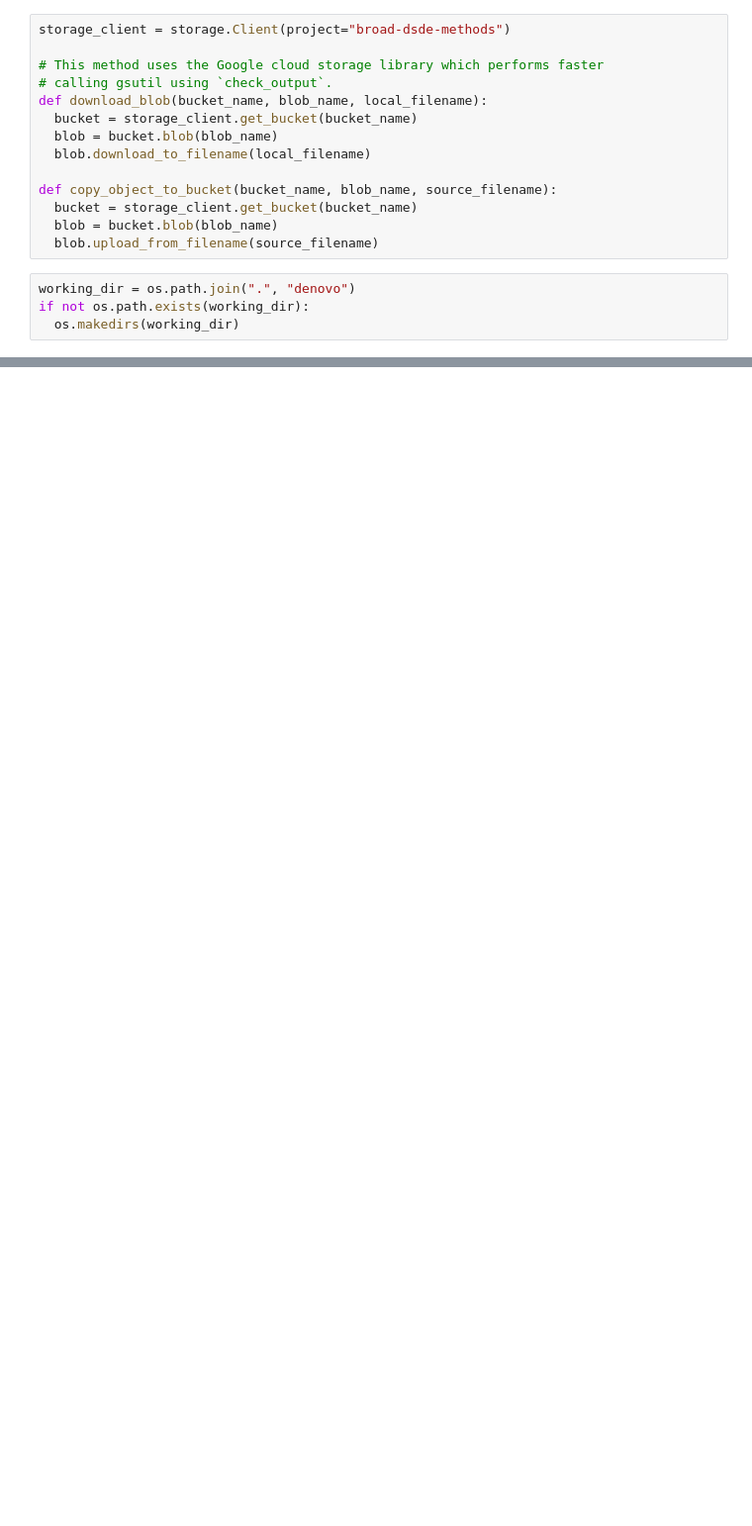
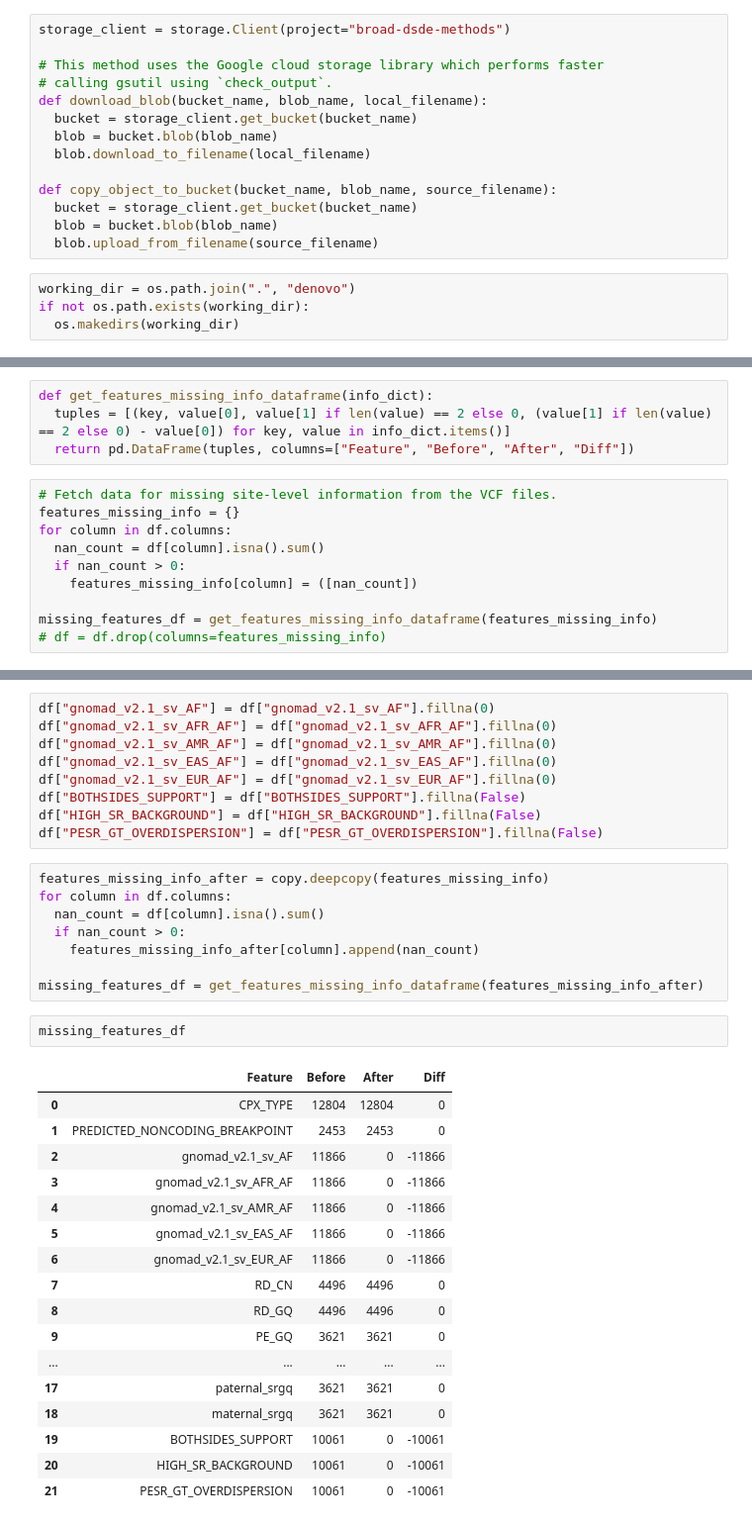
Before and after one commit to VJalili/denovo, a Jupyter notebook: denovo_filtering_v2.ipynb, the cells around one changed output, grey strips where cells are left out. Shown: that part at 99% size. Cells and saved outputs as stored; diff of their text form; blank space fills up the shorter version.

```diff
--- a/denovo_filtering_v2.ipynb
+++ b/denovo_filtering_v2.ipynb
@@ -118,0 +218,14 @@ rd_cn_df
+# %%
+def get_features_missing_info_dataframe(info_dict):
+  tuples = [(key, value[0], value[1] if len(value) == 2 else 0, (value[1] if len(value) == 2 else 0) - value[0]) for key, value in info_dict.items()]
+  return pd.DataFrame(tuples, columns=["Feature", "Before", "After", "Diff"])
+# %%
+# Fetch data for missing site-level information from the VCF files.
+features_missing_info = {}
+for column in df.columns:
+  nan_count = df[column].isna().sum()
+  if nan_count > 0:
+    features_missing_info[column] = ([nan_count])
+
+missing_features_df = get_features_missing_info_dataframe(features_missing_info)
+# df = df.drop(columns=features_missing_info)
@@ -118,0 +272,37 @@ rd_cn_df
+# %%
+df["gnomad_v2.1_sv_AF"] = df["gnomad_v2.1_sv_AF"].fillna(0)
+df["gnomad_v2.1_sv_AFR_AF"] = df["gnomad_v2.1_sv_AFR_AF"].fillna(0)
+df["gnomad_v2.1_sv_AMR_AF"] = df["gnomad_v2.1_sv_AMR_AF"].fillna(0)
+df["gnomad_v2.1_sv_EAS_AF"] = df["gnomad_v2.1_sv_EAS_AF"].fillna(0)
+df["gnomad_v2.1_sv_EUR_AF"] = df["gnomad_v2.1_sv_EUR_AF"].fillna(0)
+df["BOTHSIDES_SUPPORT"] = df["BOTHSIDES_SUPPORT"].fillna(False)
+df["HIGH_SR_BACKGROUND"] = df["HIGH_SR_BACKGROUND"].fillna(False)
+df["PESR_GT_OVERDISPERSION"] = df["PESR_GT_OVERDISPERSION"].fillna(False)
+# %%
+features_missing_info_after = copy.deepcopy(features_missing_info)
+for column in df.columns:
+  nan_count = df[column].isna().sum()
+  if nan_count > 0:
+    features_missing_info_after[column].append(nan_count)
+
+missing_features_df = get_features_missing_info_dataframe(features_missing_info_after)
+# %%
+missing_features_df
+# %% [output]
+|  | Feature | Before | After | Diff |
+| 0 | CPX_TYPE | 12804 | 12804 | 0 |
+| 1 | PREDICTED_NONCODING_BREAKPOINT | 2453 | 2453 | 0 |
+| 2 | gnomad_v2.1_sv_AF | 11866 | 0 | -11866 |
+| 3 | gnomad_v2.1_sv_AFR_AF | 11866 | 0 | -11866 |
+| 4 | gnomad_v2.1_sv_AMR_AF | 11866 | 0 | -11866 |
+| 5 | gnomad_v2.1_sv_EAS_AF | 11866 | 0 | -11866 |
+| 6 | gnomad_v2.1_sv_EUR_AF | 11866 | 0 | -11866 |
+| 7 | RD_CN | 4496 | 4496 | 0 |
+| 8 | RD_GQ | 4496 | 4496 | 0 |
+| 9 | PE_GQ | 3621 | 3621 | 0 |
+| ... | ... | ... | ... | ... |
+| 17 | paternal_srgq | 3621 | 3621 | 0 |
+| 18 | maternal_srgq | 3621 | 3621 | 0 |
+| 19 | BOTHSIDES_SUPPORT | 10061 | 0 | -10061 |
+| 20 | HIGH_SR_BACKGROUND | 10061 | 0 | -10061 |
+| 21 | PESR_GT_OVERDISPERSION | 10061 | 0 | -10061 |
```
Also changed, not shown: parts of 54 cells of this notebook.
